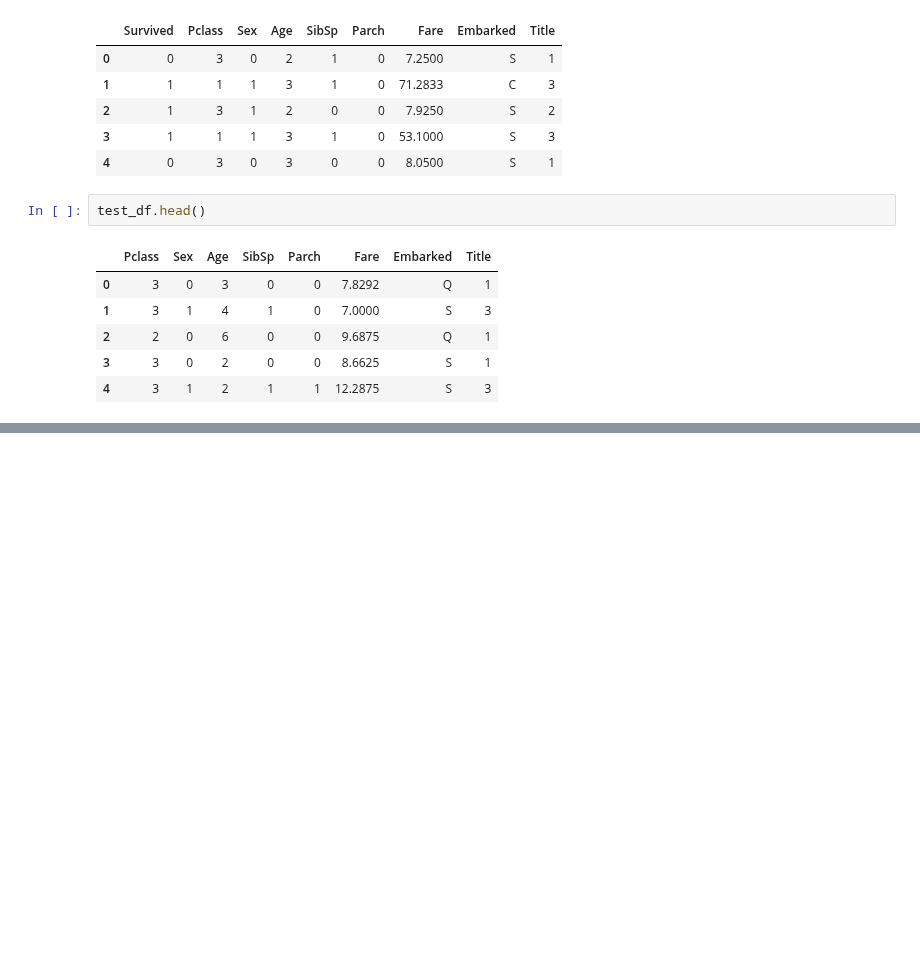
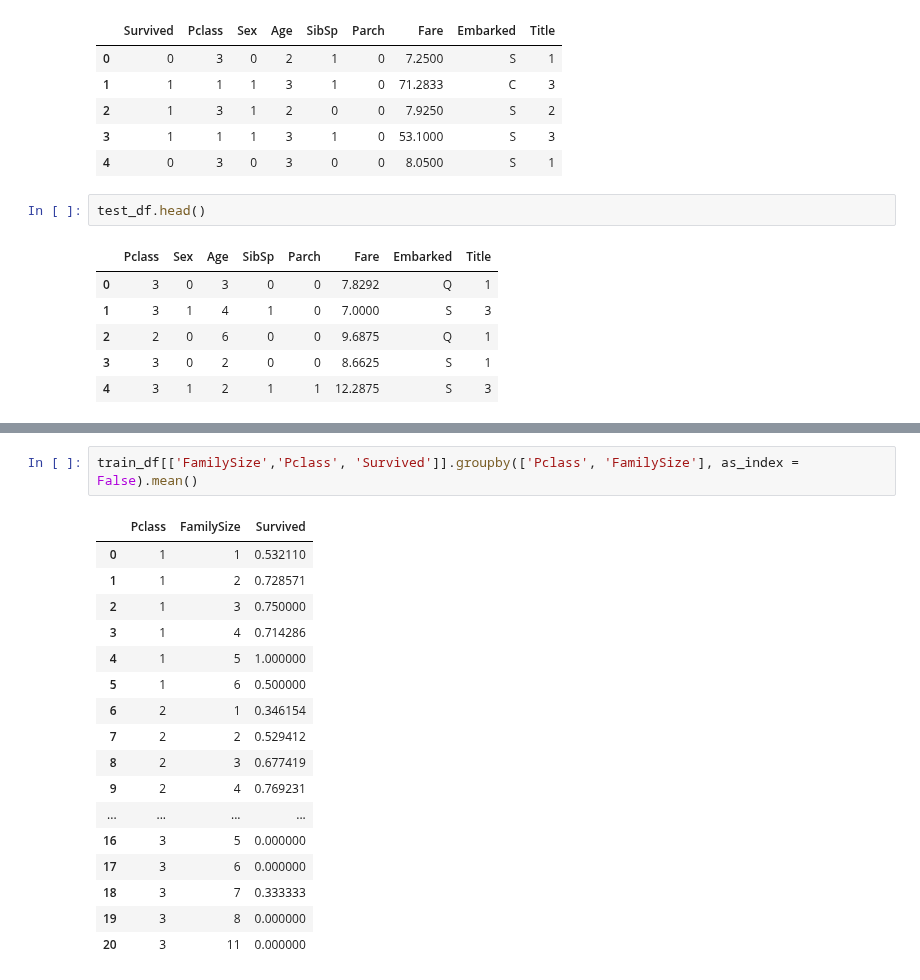
Before and after one commit to sushant2811/KaggleTitanic, a Jupyter notebook: KaggleTitanicSushant.ipynb, the cells around one changed output, grey strips where cells are left out. Saved outputs shown, nothing was run; the diff lists cells and outputs as text; blank space fills up the shorter version.

```diff
--- a/KaggleTitanicSushant.ipynb
+++ b/KaggleTitanicSushant.ipynb
@@ -1046,0 +1067,20 @@ test_df.head()
+# %%
+train_df[['FamilySize','Pclass', 'Survived']].groupby(['Pclass', 'FamilySize'], as_index = False).mean()
+# %% [output]
+|  | Pclass | FamilySize | Survived |
+| 0 | 1 | 1 | 0.532110 |
+| 1 | 1 | 2 | 0.728571 |
+| 2 | 1 | 3 | 0.750000 |
+| 3 | 1 | 4 | 0.714286 |
+| 4 | 1 | 5 | 1.000000 |
+| 5 | 1 | 6 | 0.500000 |
+| 6 | 2 | 1 | 0.346154 |
+| 7 | 2 | 2 | 0.529412 |
+| 8 | 2 | 3 | 0.677419 |
+| 9 | 2 | 4 | 0.769231 |
+| ... | ... | ... | ... |
+| 16 | 3 | 5 | 0.000000 |
+| 17 | 3 | 6 | 0.000000 |
+| 18 | 3 | 7 | 0.333333 |
+| 19 | 3 | 8 | 0.000000 |
+| 20 | 3 | 11 | 0.000000 |
```
Also changed, not shown: parts of 10 cells of this notebook.
